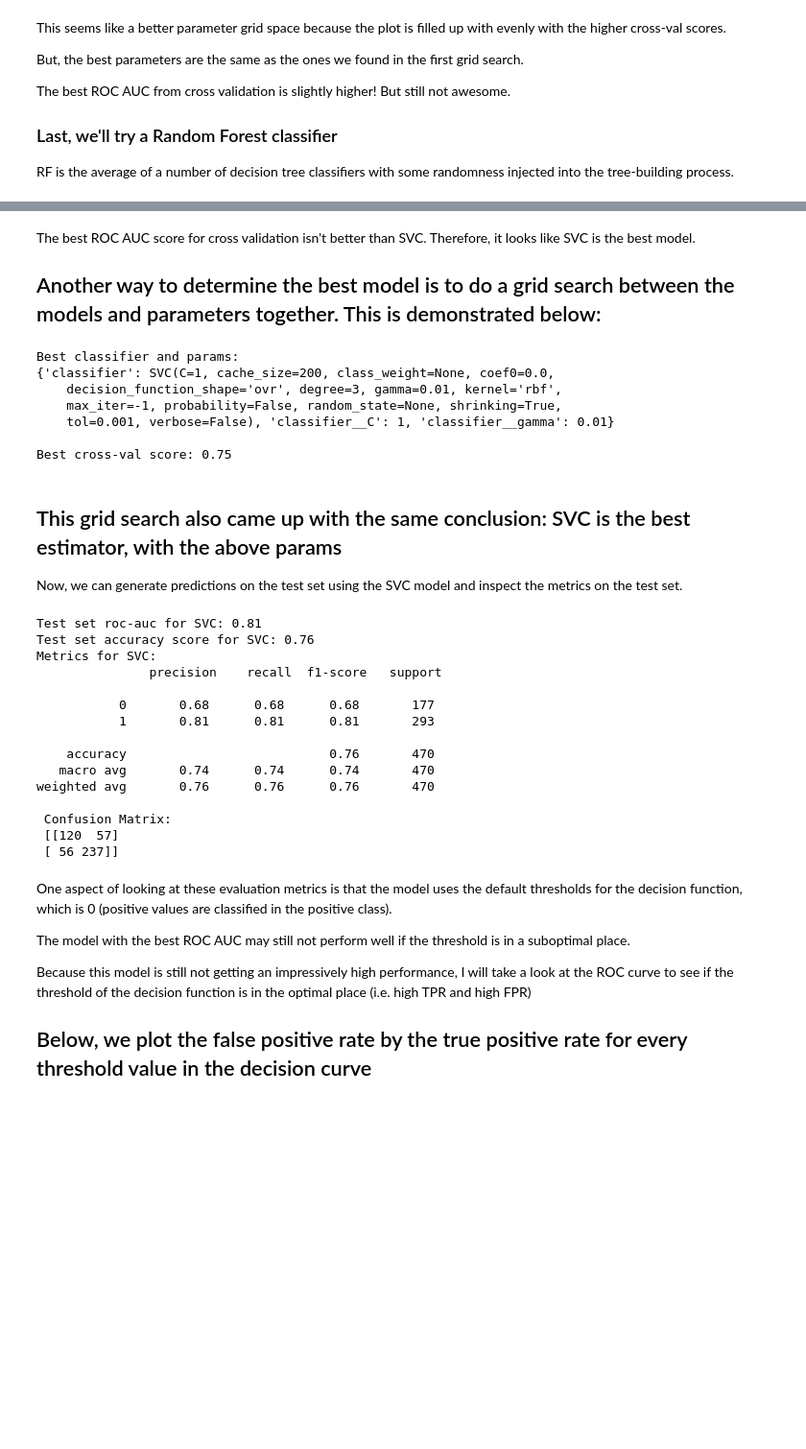
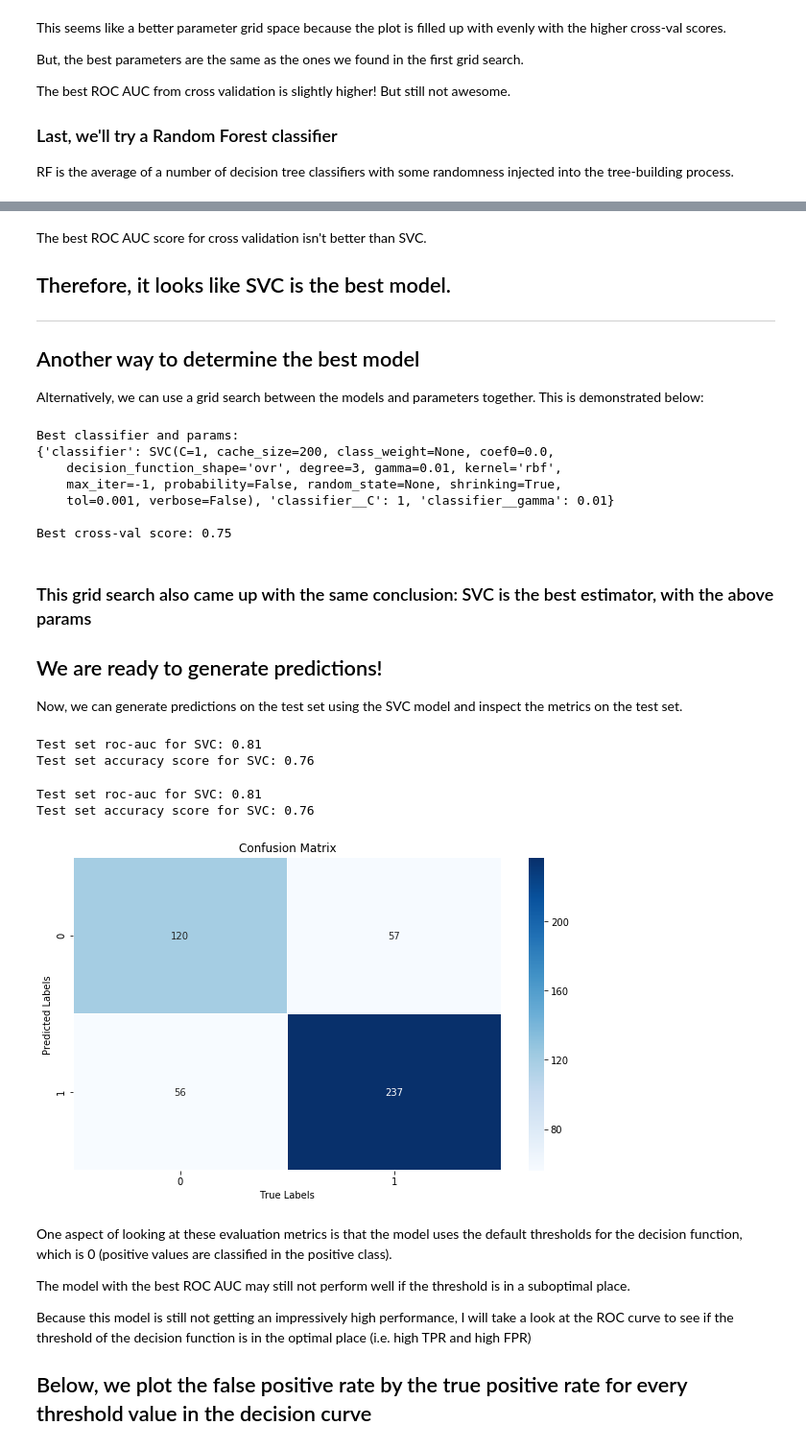
Before and after one commit to micaelamccall/drug-consumption, a Jupyter notebook: drug_consumption/drug_consumption.ipynb, the cells around one changed output, grey strips where cells are left out. Shown: that part at 96% size. Drawn from its saved outputs; the diff is of its cells as text; code cells hidden in the pictures; blank space fills up the shorter version.

```diff
--- a/drug_consumption/drug_consumption.ipynb
+++ b/drug_consumption/drug_consumption.ipynb
@@ -611,6 +639,9 @@ Best cross-val accuracy score: 0.77
 # %% [markdown]
-The best ROC AUC score for cross validation isn't better than SVC. Therefore, it looks like SVC is the best model.
-## Another way to determine the best model is to do a grid search between the models and parameters together. This is demonstrated below:
+The best ROC AUC score for cross validation isn't better than SVC.
+## Therefore, it looks like SVC is the best model.
+___
+## Another way to determine the best model
+Alternatively, we can use a grid search between the models and parameters together. This is demonstrated below:
 # %%
 ct = ColumnTransformer([
     ("num", StandardScaler(), ['Upper_Age', 'Lower_Age']),
@@ -655,31 +686,31 @@ Best classifier and params:
 
 Best cross-val score: 0.75
 # %% [markdown]
-## This grid search also came up with the same conclusion: SVC is the best estimator, with the above params
+### This grid search also came up with the same conclusion: SVC is the best estimator, with the above params
 
+## We are ready to generate predictions!
 Now, we can generate predictions on the test set using the SVC model and inspect the metrics on the test set.
 # %%
 from sklearn.metrics import roc_auc_score, accuracy_score, confusion_matrix, classification_report
 
-print("Test set roc-auc for SVC: {:.2f}".format(roc_auc_score(y_test, clf_grid.decision_function(X_test))))
+print("\nTest set roc-auc for SVC: {:.2f}".format(roc_auc_score(y_test, clf_grid.decision_function(X_test))))
 print("Test set accuracy score for SVC: {:.2f}".format(accuracy_score(y_test, clf_grid.predict(X_test))))
-print("Metrics for SVC: \n", classification_report(y_test, svc_pipe.predict(X_test)), "\n Confusion Matrix:\n", confusion_matrix(y_test, svc_pipe.predict(X_test)))
 # %% [output]
 Test set roc-auc for SVC: 0.81
 Test set accuracy score for SVC: 0.76
-Metrics for SVC:
-               precision    recall  f1-score   support
-
-           0       0.68      0.68      0.68       177
-           1       0.81      0.81      0.81       293
-
-    accuracy                           0.76       470
-   macro avg       0.74      0.74      0.74       470
-weighted avg       0.76      0.76      0.76       470
-
- Confusion Matrix:
- [[120  57]
- [ 56 237]]
+# %%
+print("Test set roc-auc for SVC: {:.2f}".format(roc_auc_score(y_test, clf_grid.decision_function(X_test))))
+print("Test set accuracy score for SVC: {:.2f}".format(accuracy_score(y_test, clf_grid.predict(X_test))))
+cm=confusion_matrix(y_test, clf_grid.predict(X_test))
+plt.figure(figsize=(10,6))
+sns.heatmap(cm, annot=True, linewidth=0.5, fmt='g', cmap='Blues')
+plt.title('Confusion Matrix')
+plt.xlabel('True Labels')
+plt.ylabel('Predicted Labels');
+# %% [output]
+Test set roc-auc for SVC: 0.81
+Test set accuracy score for SVC: 0.76
+[figure, added]
 # %% [markdown]
 One aspect of looking at these evaluation metrics is that the model uses the default thresholds for the decision function, which is 0 (positive values are classified in the positive class).
 
```
Also changed, not shown: parts of 24 cells of this notebook.
